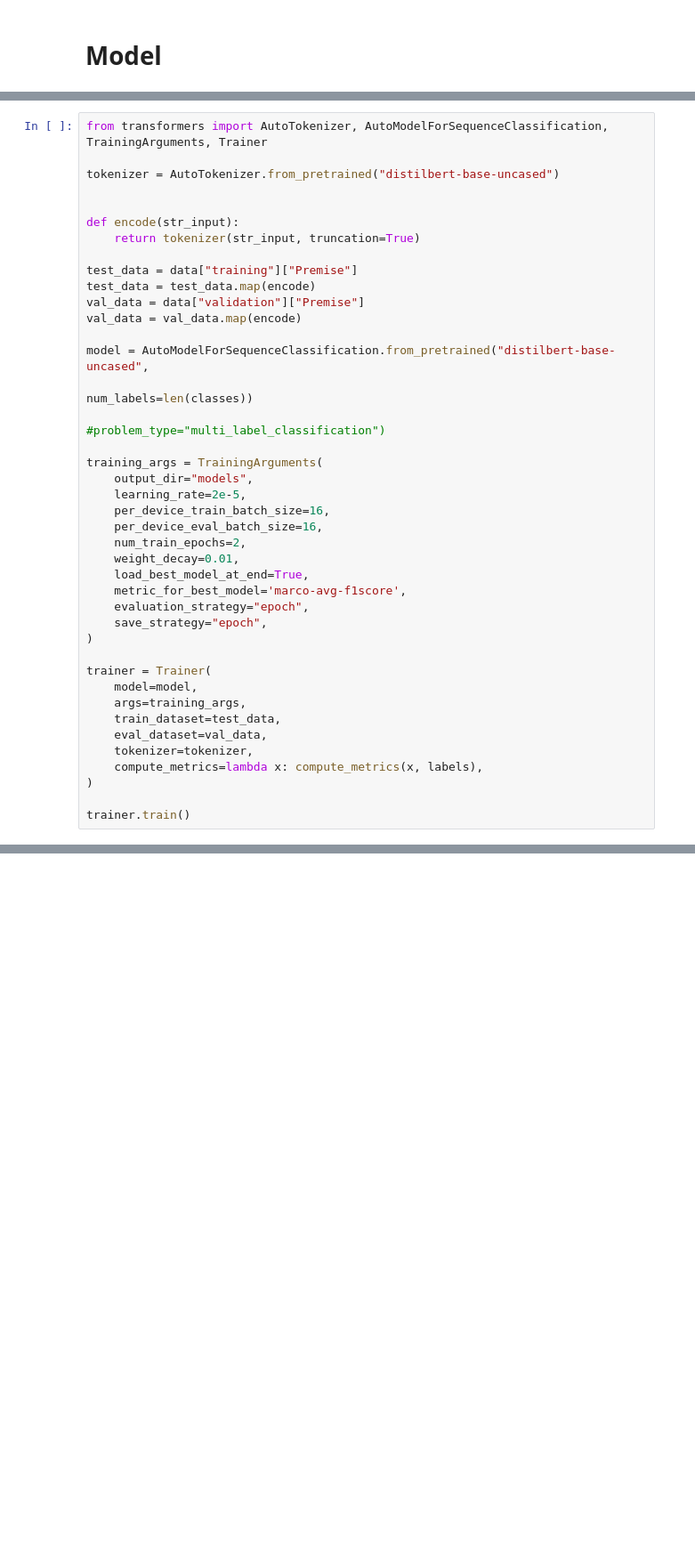
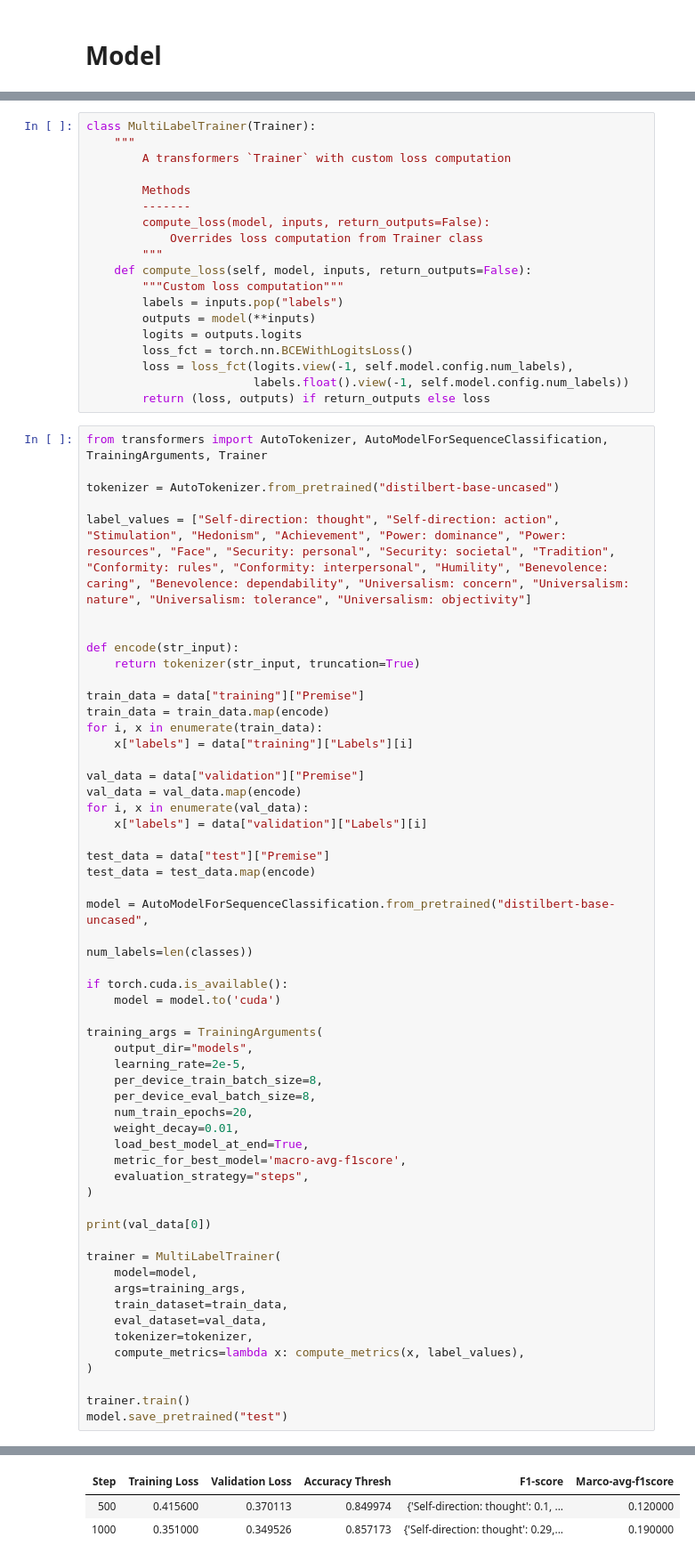
Before and after one commit to Lisa-dk/LTP, a Jupyter notebook: notebook.ipynb, the cells around one changed output, grey strips where cells are left out. Shown at 89% size. Saved outputs shown, nothing was run; the diff lists cells and outputs as text; blank space fills up the shorter version.

```diff
--- a/notebook.ipynb
+++ b/notebook.ipynb
@@ -159,41 +138,75 @@ def compute_metrics(eval_pred, value_classes):
+# %%
+class MultiLabelTrainer(Trainer):
+    """
+        A transformers `Trainer` with custom loss computation
+
+        Methods
+        -------
+        compute_loss(model, inputs, return_outputs=False):
+            Overrides loss computation from Trainer class
+        """
+    def compute_loss(self, model, inputs, return_outputs=False):
+        """Custom loss computation"""
+        labels = inputs.pop("labels")
+        outputs = model(**inputs)
+        logits = outputs.logits
+        loss_fct = torch.nn.BCEWithLogitsLoss()
+        loss = loss_fct(logits.view(-1, self.model.config.num_labels),
+                        labels.float().view(-1, self.model.config.num_labels))
+        return (loss, outputs) if return_outputs else loss
 # %%
 from transformers import AutoTokenizer, AutoModelForSequenceClassification, TrainingArguments, Trainer
 
 tokenizer = AutoTokenizer.from_pretrained("distilbert-base-uncased")
 
+label_values = ["Self-direction: thought", "Self-direction: action", "Stimulation", "Hedonism", "Achievement", "Power: dominance", "Power: resources", "Face", "Security: personal", "Security: societal", "Tradition", "Conformity: rules", "Conformity: interpersonal", "Humility", "Benevolence: caring", "Benevolence: dependability", "Universalism: concern", "Universalism: nature", "Universalism: tolerance", "Universalism: objectivity"]
+
 
 def encode(str_input):
     return tokenizer(str_input, truncation=True)
 
-test_data = data["training"]["Premise"]
-test_data = test_data.map(encode)
+train_data = data["training"]["Premise"]
+train_data = train_data.map(encode)
+for i, x in enumerate(train_data):
+    x["labels"] = data["training"]["Labels"][i]
+
 val_data = data["validation"]["Premise"]
 val_data = val_data.map(encode)
+for i, x in enumerate(val_data):
+    x["labels"] = data["validation"]["Labels"][i]
+
+test_data = data["test"]["Premise"]
+test_data = test_data.map(encode)
 
 model = AutoModelForSequenceClassification.from_pretrained("distilbert-base-uncased",
                                                            num_labels=len(classes))
-                                                           #problem_type="multi_label_classification")
+
+if torch.cuda.is_available():
+    model = model.to('cuda')
 
 training_args = TrainingArguments(
     output_dir="models",
     learning_rate=2e-5,
-    per_device_train_batch_size=16,
-    per_device_eval_batch_size=16,
-    num_train_epochs=2,
+    per_device_train_batch_size=8,
+    per_device_eval_batch_size=8,
+    num_train_epochs=20,
     weight_decay=0.01,
     load_best_model_at_end=True,
-    metric_for_best_model='marco-avg-f1score',
-    evaluation_strategy="epoch",
-    save_strategy="epoch",
+    metric_for_best_model='macro-avg-f1score',
+    evaluation_strategy="steps",
 )
 
-trainer = Trainer(
+print(val_data[0])
+
+trainer = MultiLabelTrainer(
     model=model,
     args=training_args,
-    train_dataset=test_data,
+    train_dataset=train_data,
     eval_dataset=val_data,
     tokenizer=tokenizer,
-    compute_metrics=lambda x: compute_metrics(x, labels),
+    compute_metrics=lambda x: compute_metrics(x, label_values),
 )
 
 trainer.train()
+model.save_pretrained("test")
+# %% [output]
@@ -199,0 +221,3 @@ trainer.train()
+| Step | Training Loss | Validation Loss | Accuracy Thresh | F1-score | Marco-avg-f1score |
+| 500 | 0.415600 | 0.370113 | 0.849974 | {'Self-direction: thought': 0.1, ... | 0.120000 |
+| 1000 | 0.351000 | 0.349526 | 0.857173 | {'Self-direction: thought': 0.29,... | 0.190000 |
```
Also changed, not shown: parts of 14 cells of this notebook, 1 other file.
